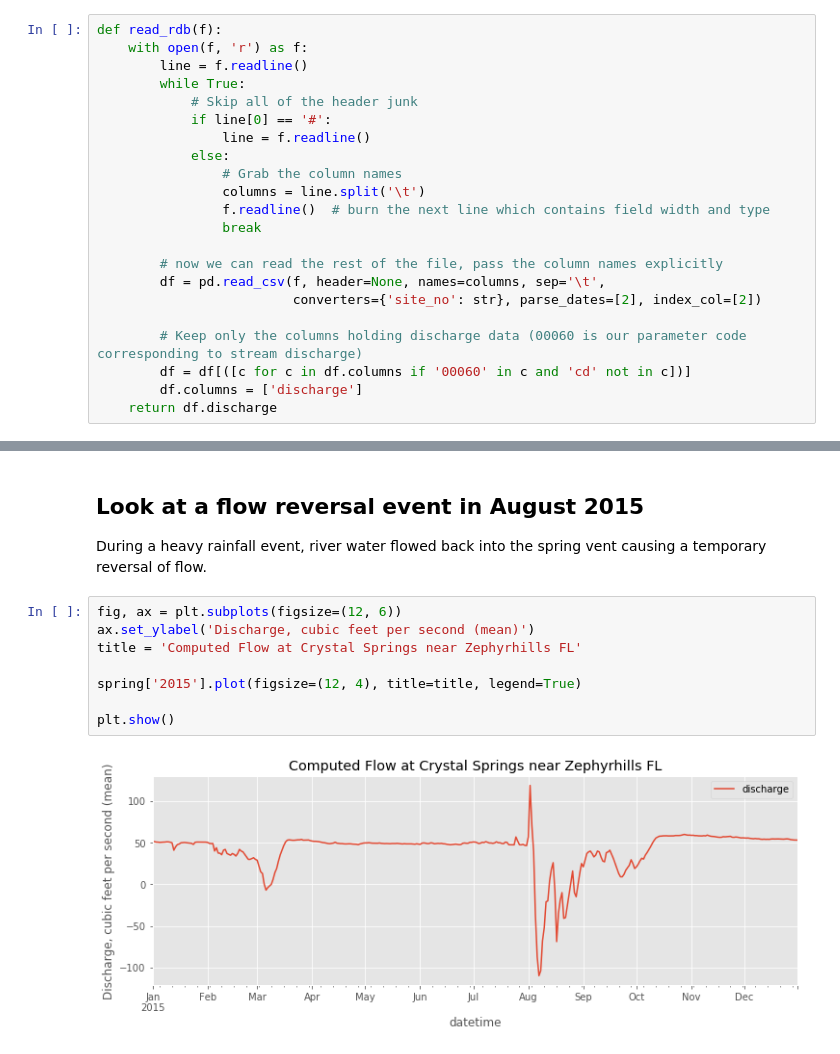
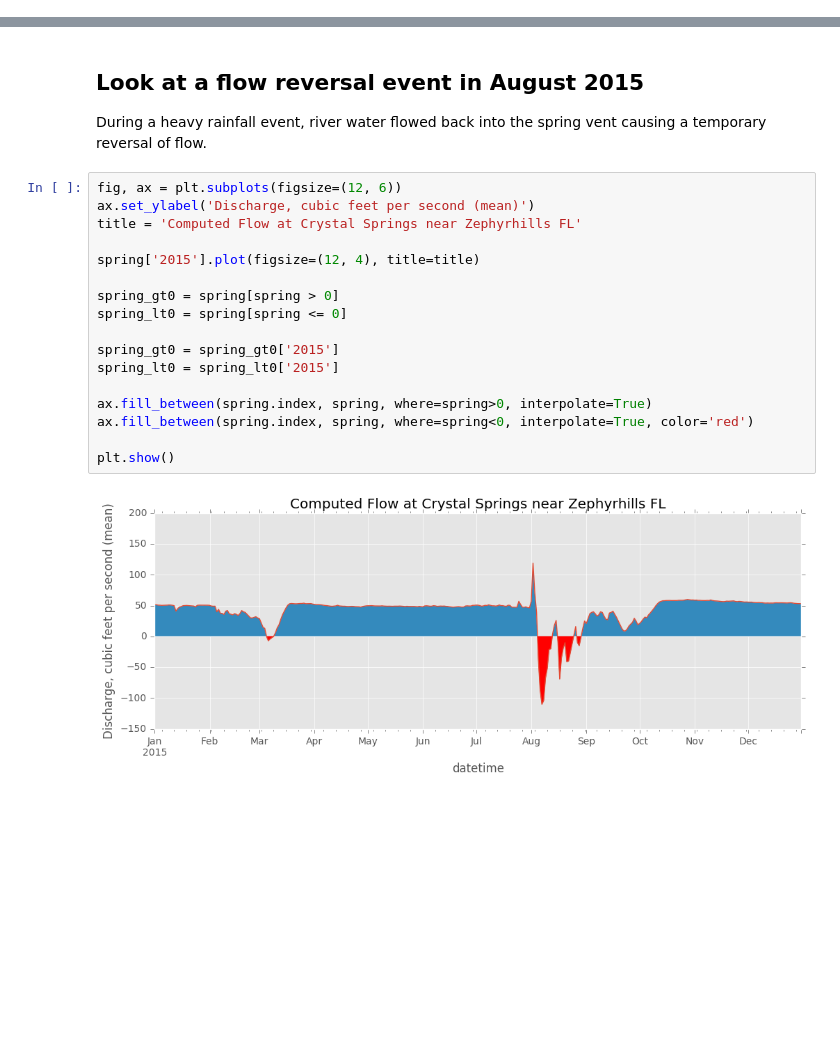
Before and after one commit to jbellino-usgs/crystal-spring-discharge, a Jupyter notebook: Crystal Spring Discharge.ipynb, the cells around one changed output, grey strips where cells are left out. Saved outputs shown, nothing was run; the diff lists cells and outputs as text; blank space fills up the shorter version.

```diff
--- a/Crystal Spring Discharge.ipynb
+++ b/Crystal Spring Discharge.ipynb
@@ -14,24 +19,2 @@ Takes a text file downloaded from NWIS web and parses it out into useable data.
 <br>
 <img src="https://raw.githubusercontent.com/jbellino-usgs/crystal-spring-discharge/master/images/rdb_data_from_nwis.png" alt="Raw RDB data from NWIS" align="left">
-# %%
-def read_rdb(f):
-    with open(f, 'r') as f:
-        line = f.readline()
-        while True:
-            # Skip all of the header junk
-            if line[0] == '#':
-                line = f.readline()
-            else:
-                # Grab the column names
-                columns = line.split('\t')
-                f.readline()  # burn the next line which contains field width and type
-                break
-
-        # now we can read the rest of the file, pass the column names explicitly
-        df = pd.read_csv(f, header=None, names=columns, sep='\t',
-                         converters={'site_no': str}, parse_dates=[2], index_col=[2])
-
-        # Keep only the columns holding discharge data (00060 is our parameter code corresponding to stream discharge)
-        df = df[([c for c in df.columns if '00060' in c and 'cd' not in c])]
-        df.columns = ['discharge']
-    return df.discharge
@@ -120,10 +183,19 @@ During a heavy rainfall event, river water flowed back into the spring vent caus
 # %%
 fig, ax = plt.subplots(figsize=(12, 6))
 ax.set_ylabel('Discharge, cubic feet per second (mean)')
 title = 'Computed Flow at Crystal Springs near Zephyrhills FL'
 
-spring['2015'].plot(figsize=(12, 4), title=title, legend=True)
+spring['2015'].plot(figsize=(12, 4), title=title)
+
+spring_gt0 = spring[spring > 0]
+spring_lt0 = spring[spring <= 0]
+
+spring_gt0 = spring_gt0['2015']
+spring_lt0 = spring_lt0['2015']
+
+ax.fill_between(spring.index, spring, where=spring>0, interpolate=True)
+ax.fill_between(spring.index, spring, where=spring<0, interpolate=True, color='red')
 
 plt.show()
 # %% [output]
-[figure, old version]
+[figure, new version]
```
Also changed, not shown: parts of 16 cells of this notebook.
